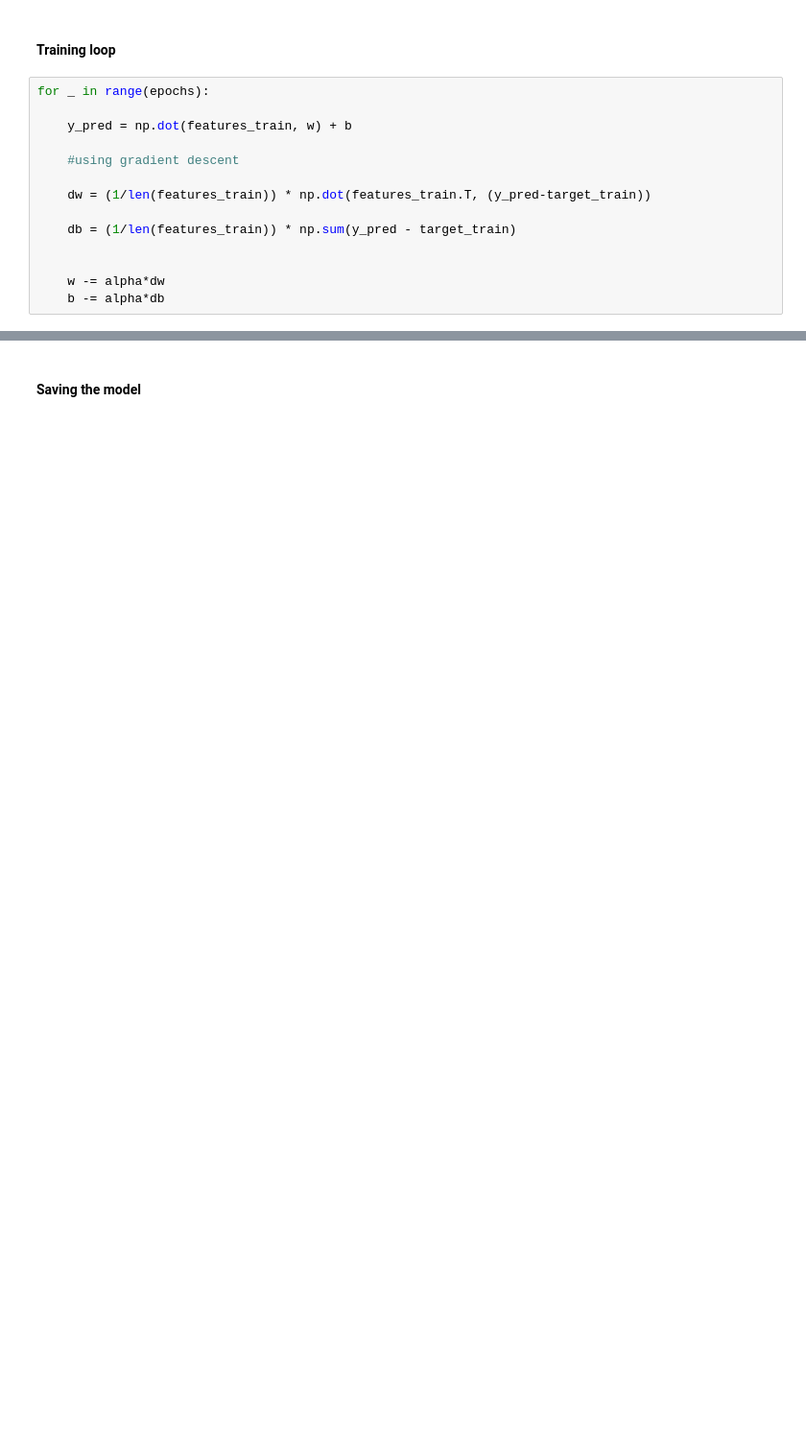
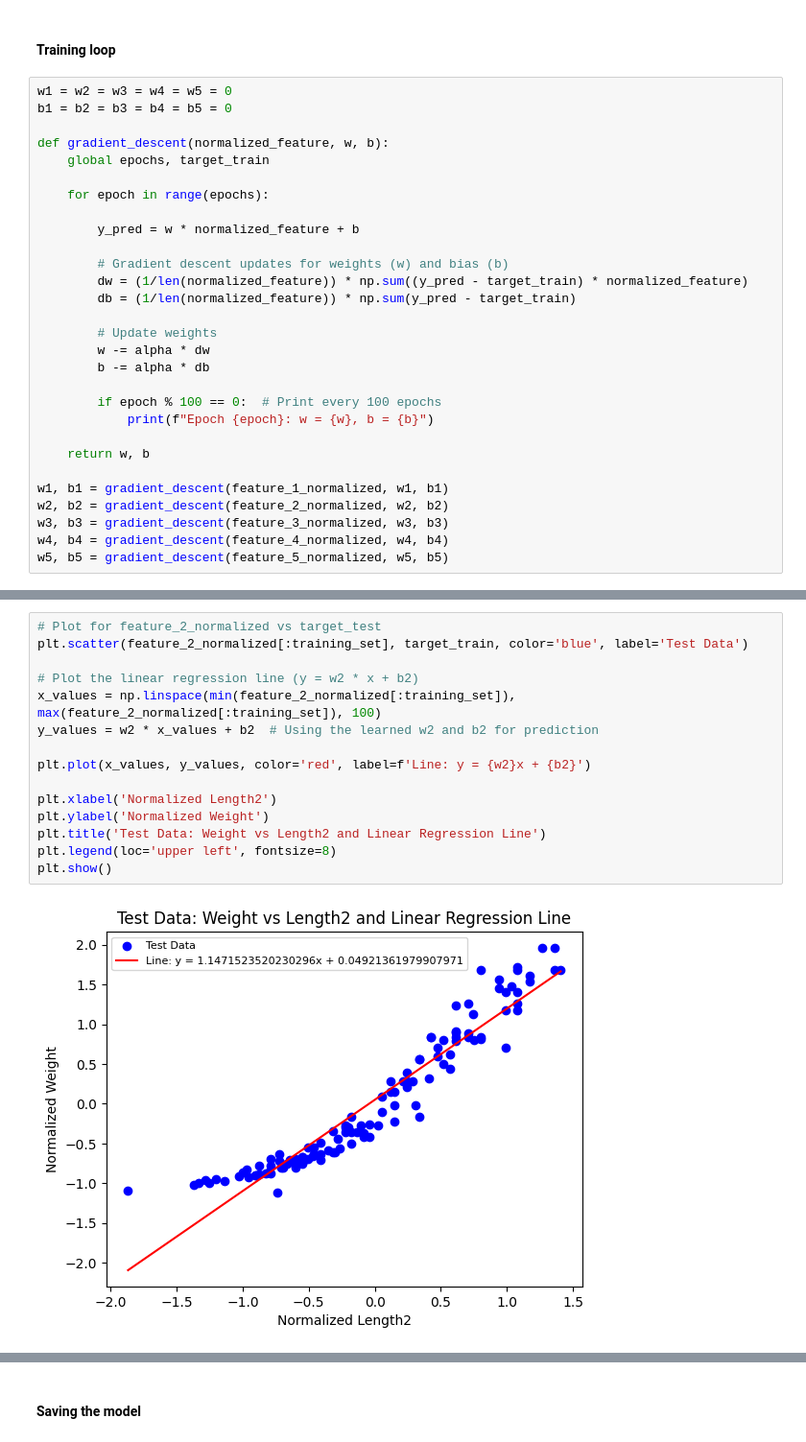
Before and after one commit to BlazingFire27/FISH_MARKET_REGRESSION, a Jupyter notebook: FishMarket.ipynb, the cells around one changed output, grey strips where cells are left out. Shown: that part at 96% size. Saved outputs shown, nothing was run; the diff lists cells and outputs as text; blank space fills up the shorter version.

```diff
--- a/FishMarket.ipynb
+++ b/FishMarket.ipynb
@@ -56,16 +66,31 @@ epochs = 500
 # %% [markdown]
 #### Training loop
 # %%
-for _ in range(epochs):
+w1 = w2 = w3 = w4 = w5 = 0
+b1 = b2 = b3 = b4 = b5 = 0
 
-    y_pred = np.dot(features_train, w) + b
+def gradient_descent(normalized_feature, w, b):
+    global epochs, target_train
 
-    #using gradient descent
+    for epoch in range(epochs):
 
-    dw = (1/len(features_train)) * np.dot(features_train.T, (y_pred-target_train))
+        y_pred = w * normalized_feature + b
 
-    db = (1/len(features_train)) * np.sum(y_pred - target_train)
+        # Gradient descent updates for weights (w) and bias (b)
+        dw = (1/len(normalized_feature)) * np.sum((y_pred - target_train) * normalized_feature)
+        db = (1/len(normalized_feature)) * np.sum(y_pred - target_train)
 
+        # Update weights
+        w -= alpha * dw
+        b -= alpha * db
 
-    w -= alpha*dw
-    b -= alpha*db
+        if epoch % 100 == 0:  # Print every 100 epochs
+            print(f"Epoch {epoch}: w = {w}, b = {b}")
+
+    return w, b
+
+w1, b1 = gradient_descent(feature_1_normalized, w1, b1)
+w2, b2 = gradient_descent(feature_2_normalized, w2, b2)
+w3, b3 = gradient_descent(feature_3_normalized, w3, b3)
+w4, b4 = gradient_descent(feature_4_normalized, w4, b4)
+w5, b5 = gradient_descent(feature_5_normalized, w5, b5)
@@ -78,0 +142,17 @@ target_test_denormalized = target_test*target_std + target_mean
+# %%
+# Plot for feature_2_normalized vs target_test
+plt.scatter(feature_2_normalized[:training_set], target_train, color='blue', label='Test Data')
+
+# Plot the linear regression line (y = w2 * x + b2)
+x_values = np.linspace(min(feature_2_normalized[:training_set]), max(feature_2_normalized[:training_set]), 100)
+y_values = w2 * x_values + b2  # Using the learned w2 and b2 for prediction
+
+plt.plot(x_values, y_values, color='red', label=f'Line: y = {w2}x + {b2}')
+
+plt.xlabel('Normalized Length2')
+plt.ylabel('Normalized Weight')
+plt.title('Test Data: Weight vs Length2 and Linear Regression Line')
+plt.legend(loc='upper left', fontsize=8)
+plt.show()
+# %% [output]
+[figure, added]
```
Also changed, not shown: parts of 20 cells of this notebook, 12 other files.
